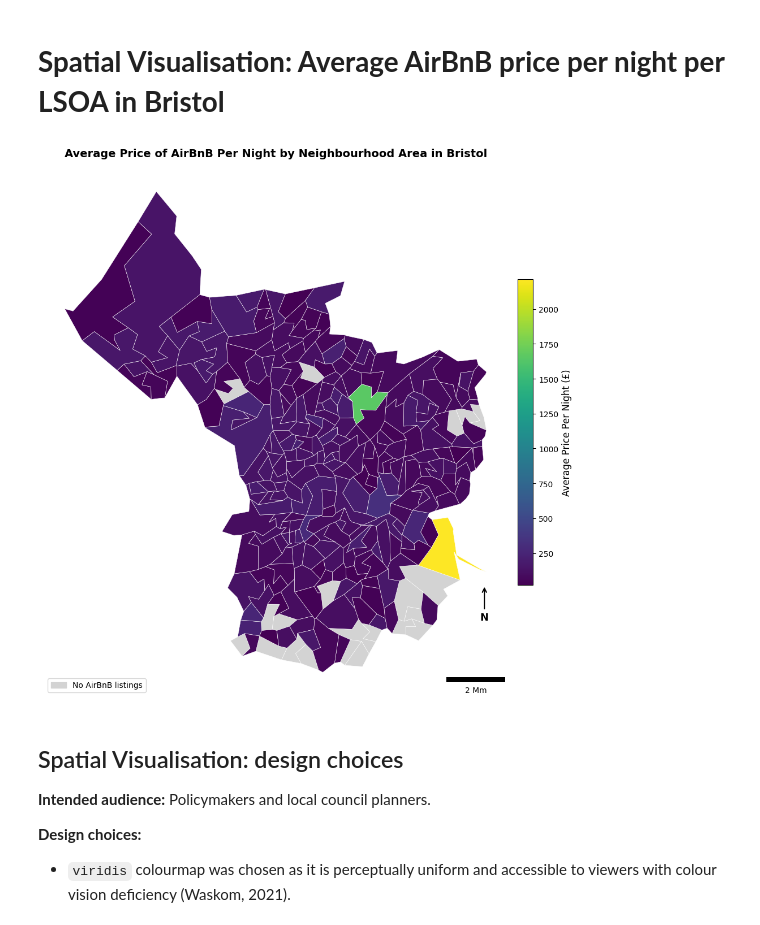
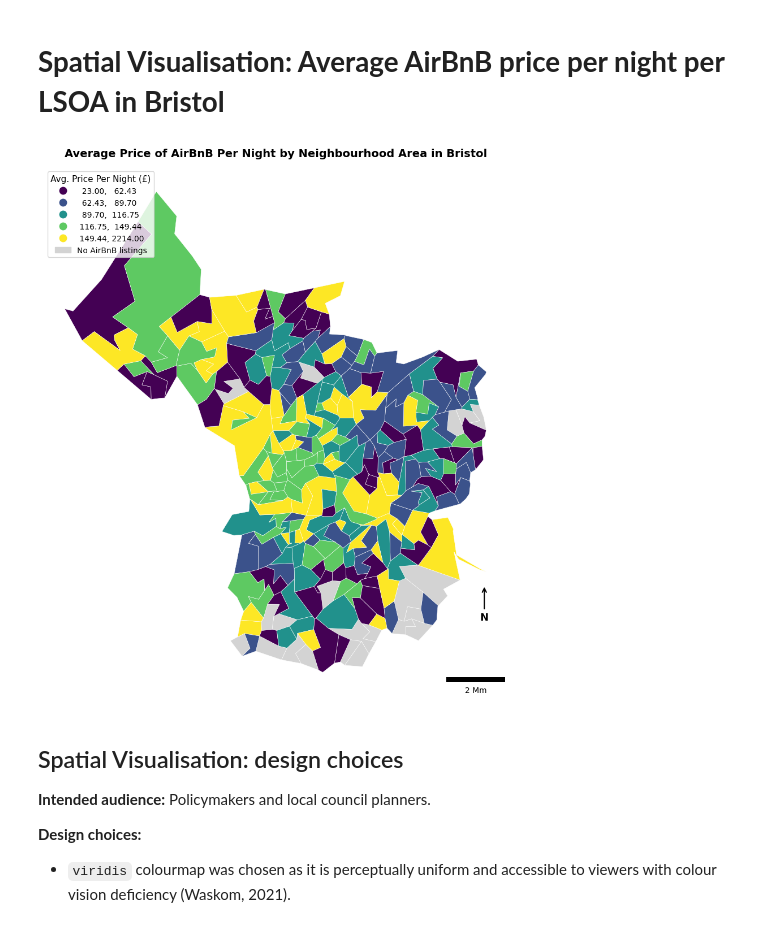
Before and after one commit to deeptanghosh02/GEOG5990M_Deeptanshu-Ghosh, a Jupyter notebook: GEOG5990M_Final_Project_resit.ipynb, the cells around one changed output. Drawn from its saved outputs; the diff is of its cells as text; code cells hidden in the pictures.

```diff
--- a/GEOG5990M_Final_Project_resit.ipynb
+++ b/GEOG5990M_Final_Project_resit.ipynb
@@ -411,60 +427,68 @@ ahah_no_data.plot(
     linewidth=0.4
 )
 
-# Plot areas with data using viridis (colourblind-safe)
+# Using color palettes which are suitable for colour blind
 ahah_with_data.plot(
     column='avg_nightly_price',
     cmap='viridis',
     linewidth=0.4,
     edgecolor='white',
-    legend=False,
+    legend=True,
+    scheme='quantiles',
+    k=5,
     ax=ax,
-    vmin=ahah_with_data['avg_nightly_price'].min(),
-    vmax=ahah_with_data['avg_nightly_price'].max()
+    legend_kwds={
+        'title': 'Avg. Price Per Night (£)',
+        'title_fontsize': 11,
+        'fontsize': 10,
+        'framealpha': 0.8,
+        'loc': 'upper left'
+    }
 )
 
-# Colourbar
-norm = mcolors.Normalize(
-    vmin=ahah_with_data['avg_nightly_price'].min(),
-    vmax=ahah_with_data['avg_nightly_price'].max()
+# Grey areas legend entry — append to existing scheme legend
+grey_patch = mpatches.Patch(color='lightgrey', label='No AirBnB listings')
+existing_legend = ax.get_legend()
+existing_handles = existing_legend.legend_handles
+existing_labels  = [t.get_text() for t in existing_legend.get_texts()]
+ax.legend(
+    handles=existing_handles + [grey_patch],
+    labels=existing_labels + ['No AirBnB listings'],
+    title='Avg. Price Per Night (£)',
+    title_fontsize=11,
+    fontsize=10,
+    loc='upper left',
+    framealpha=0.8
 )
-sm = cm.ScalarMappable(cmap='viridis', norm=norm)
-sm.set_array([])
-cbar = fig.colorbar(sm, ax=ax, orientation='vertical', fraction=0.03, pad=0.02)
-cbar.set_label('Average Price Per Night (£)', fontsize=12)
 
-# Grey areas legend entry
-grey_patch = mpatches.Patch(color='lightgrey', label='No AirBnB listings')
-ax.legend(handles=[grey_patch], loc='lower left', fontsize=10)
-
-# Scale bar (requires BNG projection)
+# Adding Scale bar
 scalebar = ScaleBar(
     1, 'km', length_fraction=0.2,
     location='lower right', frameon=True,
     color='black', box_alpha=0.7
 )
 ax.add_artist(scalebar)
 
-# North arrow
+# Adding North arrow
 x, y, arrow_length = 0.95, 0.15, 0.06
 ax.annotate(
     'N', xy=(x, y + arrow_length), xytext=(x, y),
     xycoords='axes fraction', textcoords='axes fraction',
     ha='center', va='center', fontsize=13, fontweight='bold',
     arrowprops=dict(arrowstyle='->', color='black', lw=1.5)
 )
 
 ax.set_title(
     'Average Price of AirBnB Per Night by Neighbourhood Area in Bristol',
     fontsize=14, fontweight='bold', pad=14
 )
 ax.axis('off')
 
 plt.tight_layout()
 plt.savefig('vis2_spatial_price_map.png', dpi=150, bbox_inches='tight')
 plt.show()
 # %% [output]
-[figure, old version]
+[figure, new version]
 # %% [markdown]
 ## Spatial Visualisation: design choices
 
```
Also changed, not shown: parts of 2 cells of this notebook.
